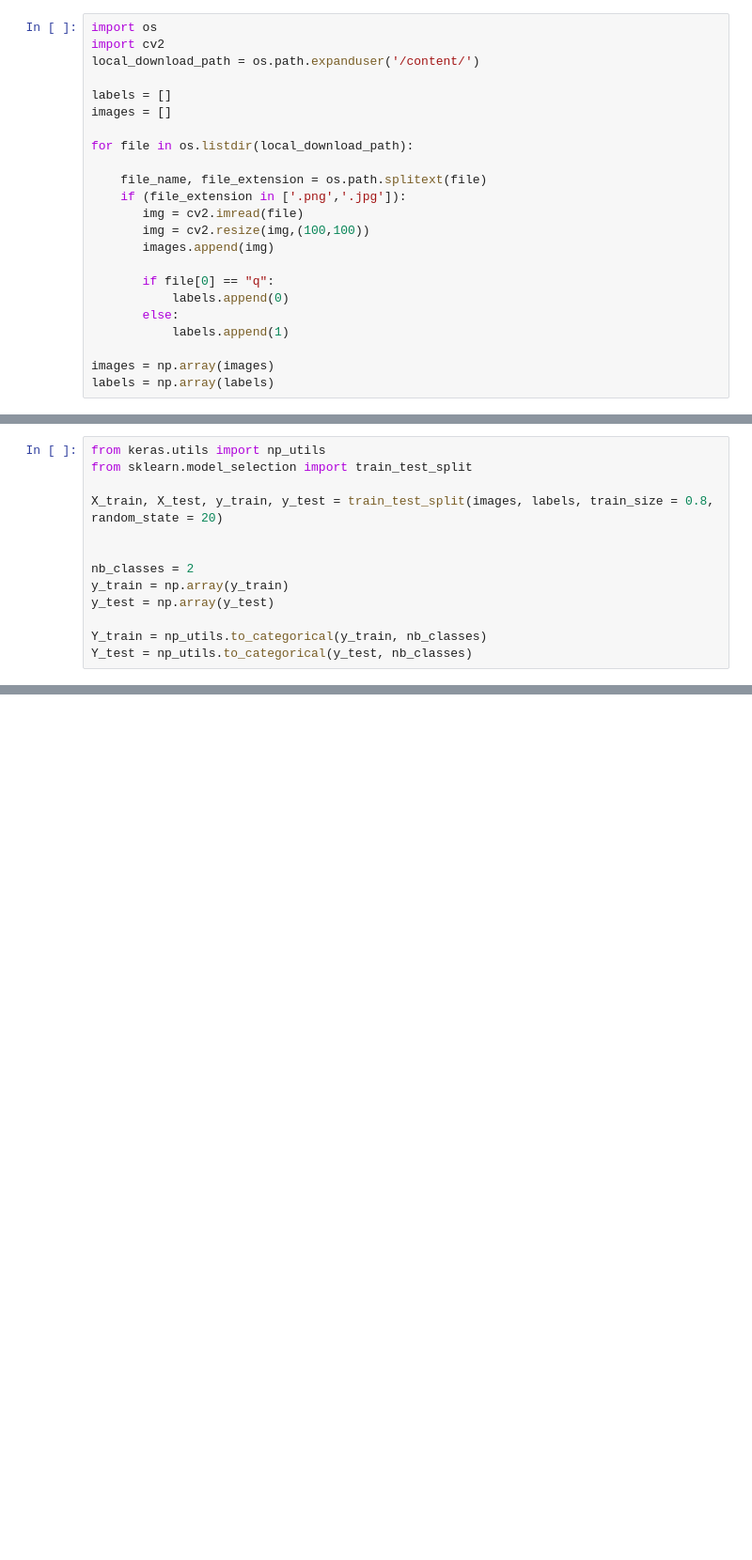
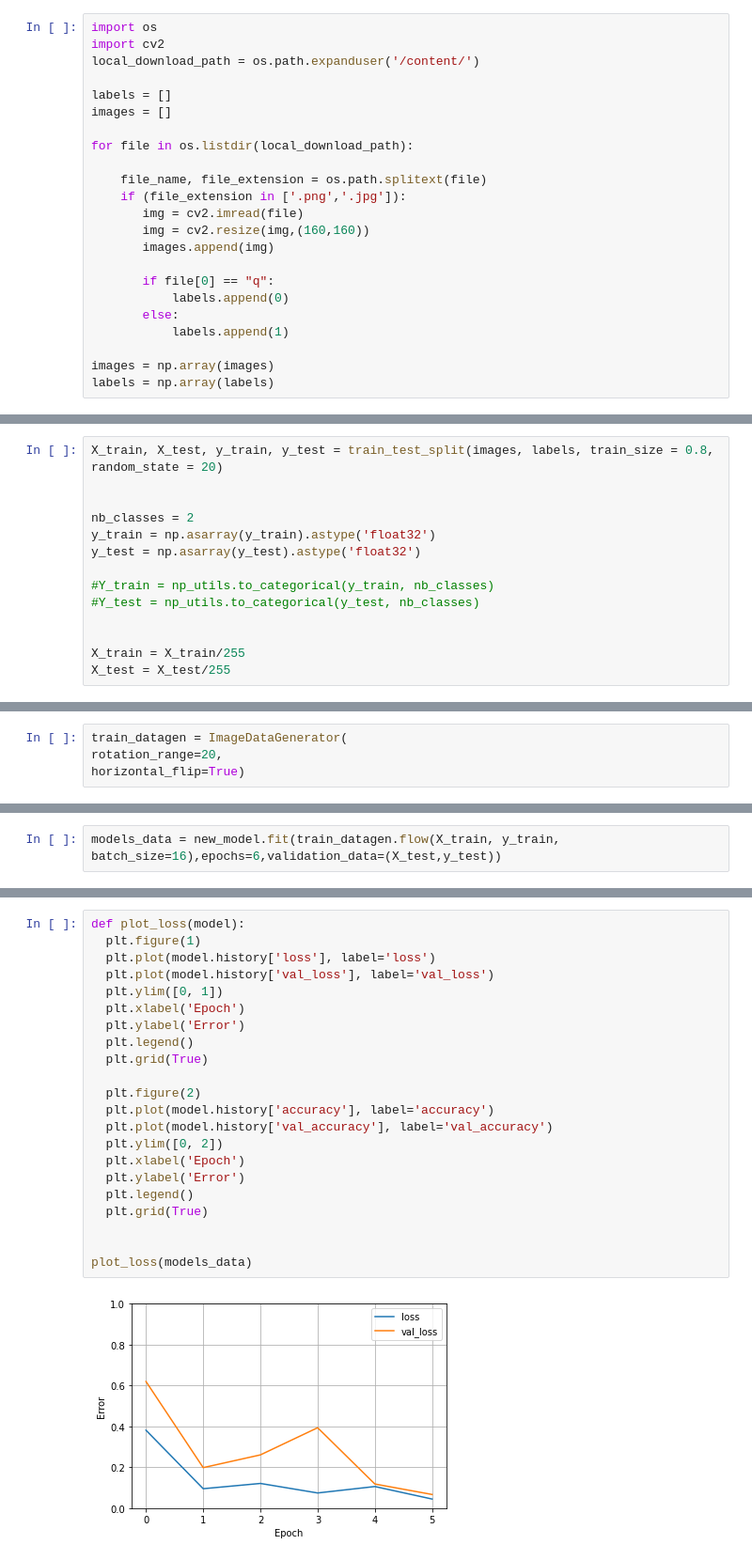
Before and after one commit to stazam/M7DataSp---Advanced-data-science-techniques, a Jupyter notebook: inlineVSquads.ipynb, the cells around one changed output, grey strips where cells are left out. Shown at 94% size. Saved outputs shown, nothing was run; the diff lists cells and outputs as text; blank space fills up the shorter version.

```diff
--- a/inlineVSquads.ipynb
+++ b/inlineVSquads.ipynb
@@ -61,7 +42,7 @@ for file in os.listdir(local_download_path):
     file_name, file_extension = os.path.splitext(file)
     if (file_extension in ['.png','.jpg']):
        img = cv2.imread(file)
-       img = cv2.resize(img,(100,100))
+       img = cv2.resize(img,(160,160))
        images.append(img)
 
        if file[0] == "q":
@@ -84,14 +65,15 @@ print("Max intensity of pixels is: %d and minimal intensity is: %d " %(image.max
 Max intensity of pixels is: 255 and minimal intensity is: 0
 # %%
-from keras.utils import np_utils
-from sklearn.model_selection import train_test_split
-
 X_train, X_test, y_train, y_test = train_test_split(images, labels, train_size = 0.8, random_state = 20)
 
 
 nb_classes = 2
-y_train = np.array(y_train)
-y_test = np.array(y_test)
+y_train = np.asarray(y_train).astype('float32')
+y_test = np.asarray(y_test).astype('float32')
 
-Y_train = np_utils.to_categorical(y_train, nb_classes)
-Y_test = np_utils.to_categorical(y_test, nb_classes)
+#Y_train = np_utils.to_categorical(y_train, nb_classes)
+#Y_test = np_utils.to_categorical(y_test, nb_classes)
+
+
+X_train = X_train/255
+X_test = X_test/255
@@ -118,0 +96,4 @@ base_model.trainable = False
+# %%
+train_datagen = ImageDataGenerator(
+rotation_range=20,
+horizontal_flip=True)
@@ -118,0 +148,2 @@ base_model.trainable = False
+# %%
+models_data = new_model.fit(train_datagen.flow(X_train, y_train, batch_size=16),epochs=6,validation_data=(X_test,y_test))
@@ -118,0 +163,24 @@ base_model.trainable = False
+# %%
+def plot_loss(model):
+  plt.figure(1)
+  plt.plot(model.history['loss'], label='loss')
+  plt.plot(model.history['val_loss'], label='val_loss')
+  plt.ylim([0, 1])
+  plt.xlabel('Epoch')
+  plt.ylabel('Error')
+  plt.legend()
+  plt.grid(True)
+
+  plt.figure(2)
+  plt.plot(model.history['accuracy'], label='accuracy')
+  plt.plot(model.history['val_accuracy'], label='val_accuracy')
+  plt.ylim([0, 2])
+  plt.xlabel('Epoch')
+  plt.ylabel('Error')
+  plt.legend()
+  plt.grid(True)
+
+
+plot_loss(models_data)
+# %% [output]
+[figure, added]
```
Also changed, not shown: parts of 29 cells of this notebook.
